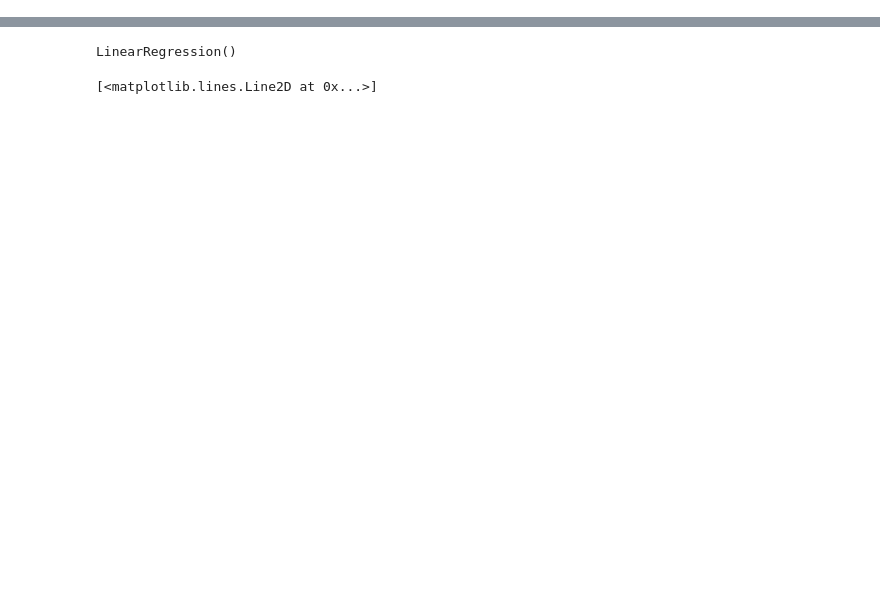
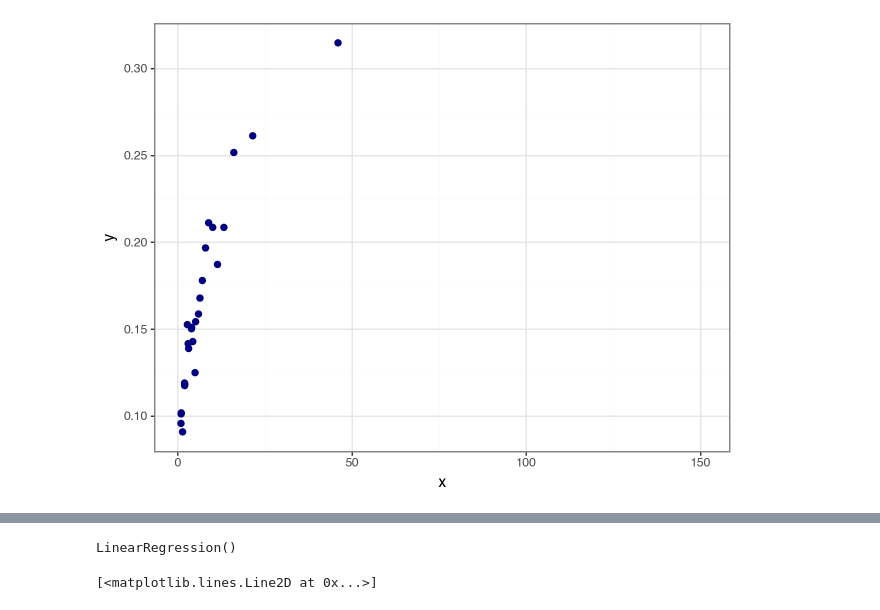
Before and after one commit to RodolfoFigueroa/mexicali-zone, a Jupyter notebook: urban_void.ipynb, the cells around one changed output, grey strips where cells are left out. Cells and saved outputs as stored; diff of their text form; code cells hidden in the pictures; blank space fills up the shorter version.

```diff
--- a/urban_void.ipynb
+++ b/urban_void.ipynb
@@ -17,0 +44,15 @@ df = gpd.read_file(data_path / "baldios.geojson").assign(
+# %%
+temp = df.dropna(subset=["void_count", "void_frac"]).query(
+    "void_count > 0",
+)
+
+x = temp["void_count"].to_numpy()
+
+rng = np.random.default_rng(42)
+offset = rng.normal(0, 0.05, size=x.shape[0]).flatten()
+x_offset = x + offset
+
+y = temp["void_frac"].to_numpy()
+reg = binsreg(y, x_offset)
+# %% [output]
+[figure, added]
```
Also changed, not shown: parts of 8 cells of this notebook, 8 other files.
